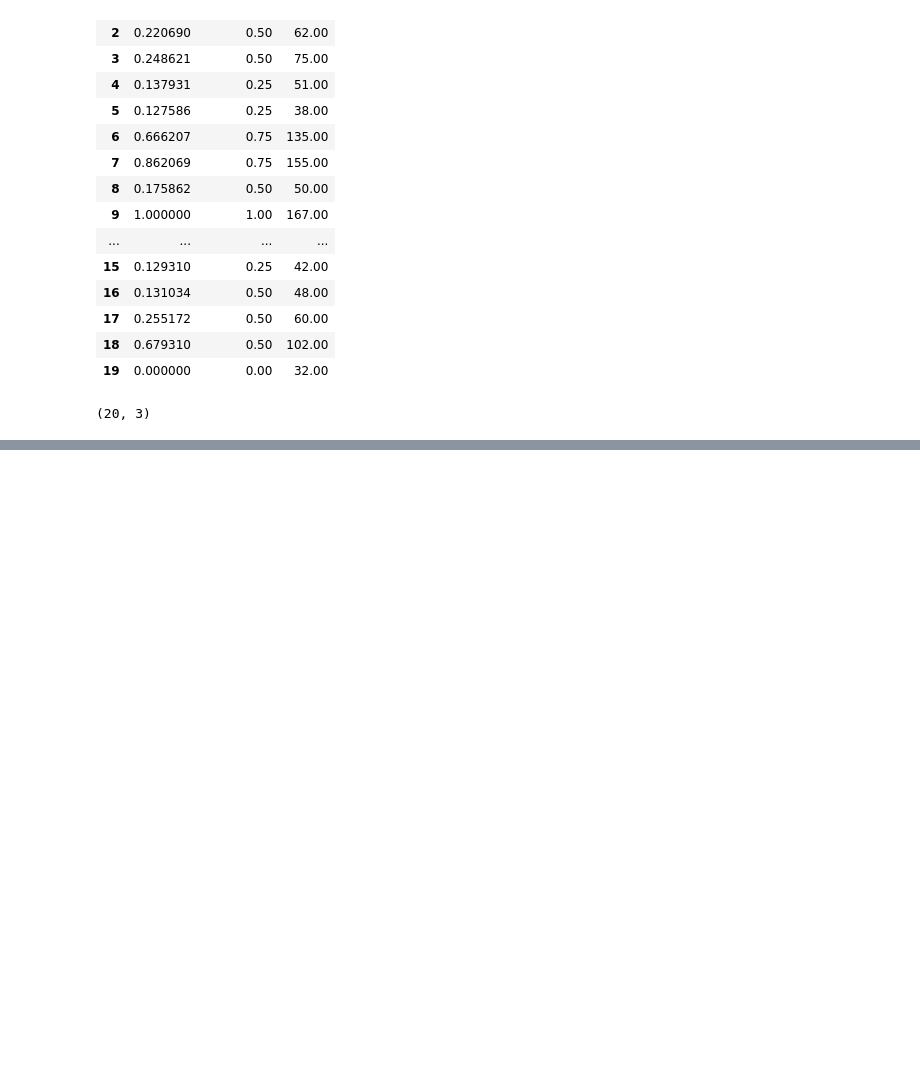
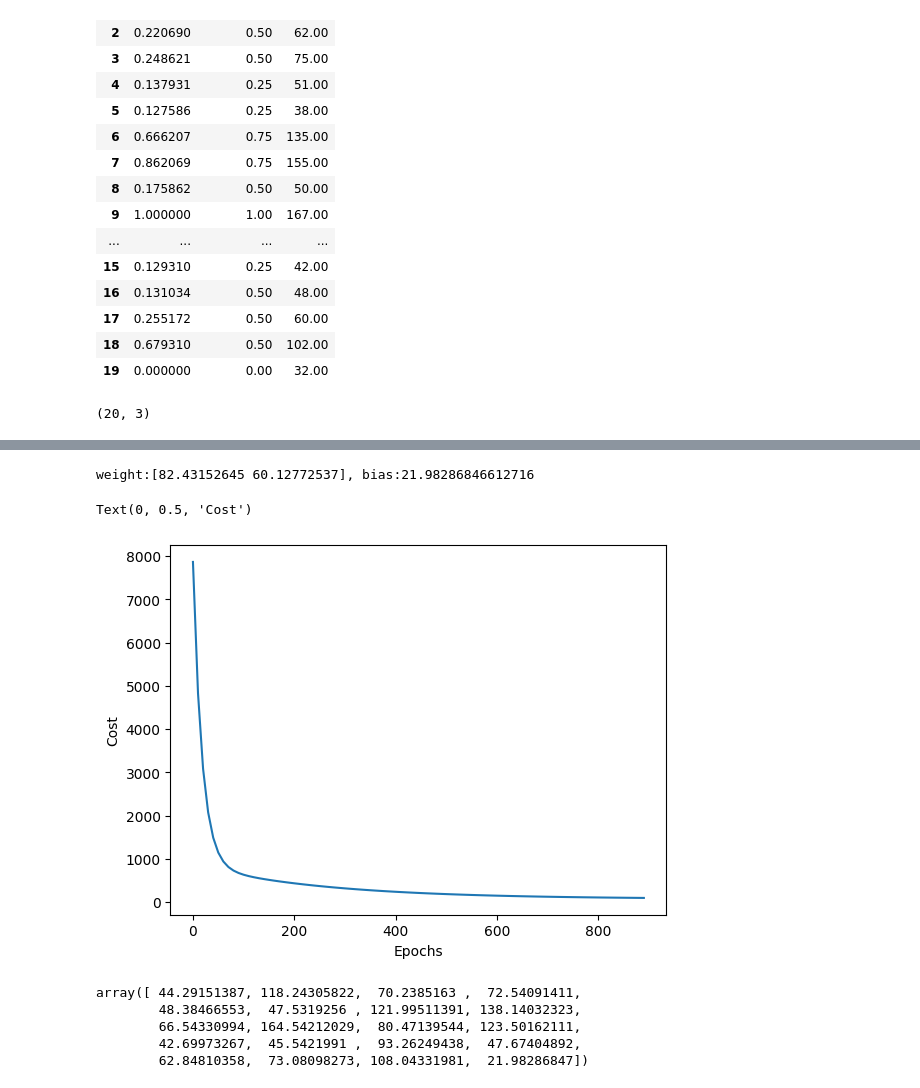
Before and after one commit to ADITYAGUPTAx/Deep-Learning, a Jupyter notebook: Deep learning.ipynb, the cells around one changed output, grey strips where cells are left out. Drawn from its saved outputs; the diff is of its cells as text; code cells hidden in the pictures; blank space fills up the shorter version.

```diff
--- a/Deep learning.ipynb
+++ b/Deep learning.ipynb
@@ -501,9 +497,38 @@ df.shape[1]
 # %%
-def minigd(x,y,epochs,rate):
+def bgd(x,y,epochs,rate):
     nof=x.shape[1]
     w=np.ones(nof)
     b=0
     total_samples= x.shape[0]
 
+    cl=[]
+    el=[]
+
     for i in range(epochs):
-        yp= w*x +b
+        yp= np.dot(w,x.T)+b
+
+        wd=(-2/total_samples)*(np.dot(x.T,(y-yp)))
+        bd=(-2/total_samples)*np.sum(y-yp)
+
+        w-=wd*rate
+        b-=bd*rate
+
+        cost=np.mean(np.square(y-yp))
+
+        if i%10==0:
+            cl.append(cost)
+            el.append(i)
+
+    print(f"weight:{w}, bias:{b}")
+    return w,b,cl,el
+# %%
+w,b,cl,el=bgd(df.drop(columns=['price']),df.price,900,0.01)
+# %% [output]
+weight:[82.43152645 60.12772537], bias:21.98286846612716
+# %%
+plt.plot(el,cl)
+plt.xlabel("Epochs")
+plt.ylabel("Cost")
+# %% [output]
+Text(0, 0.5, 'Cost')
+[figure, added]
@@ -509,0 +538,8 @@ def minigd(x,y,epochs,rate):
+# %%
+predict(df.drop(columns=['price']))
+# %% [output]
+array([ 44.29151387, 118.24305822,  70.2385163 ,  72.54091411,
+        48.38466553,  47.5319256 , 121.99511391, 138.14032323,
+        66.54330994, 164.54212029,  80.47139544, 123.50162111,
+        42.69973267,  45.5421991 ,  93.26249438,  47.67404892,
+        62.84810358,  73.08098273, 108.04331981,  21.98286847])
```
Also changed, not shown: parts of 9 cells of this notebook, 1 other file.
